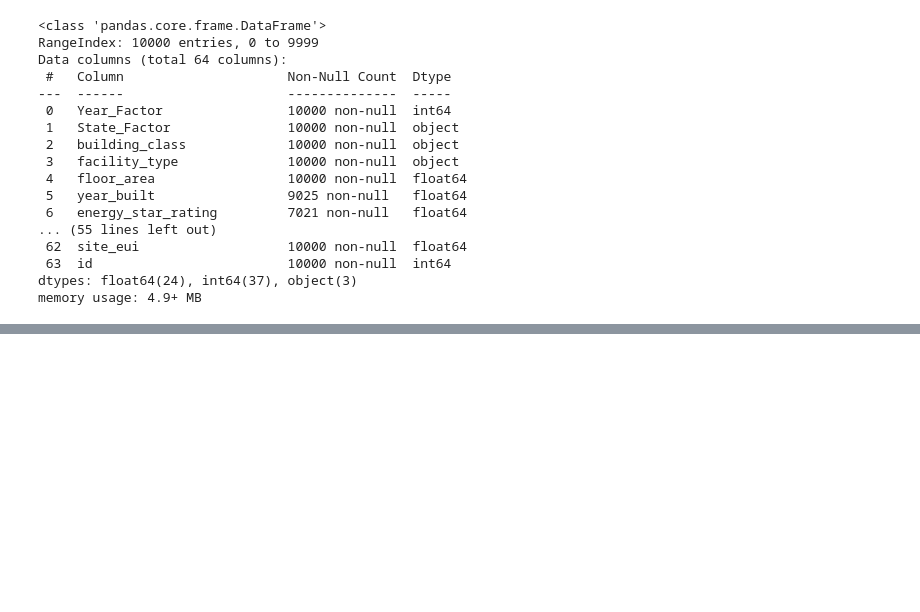
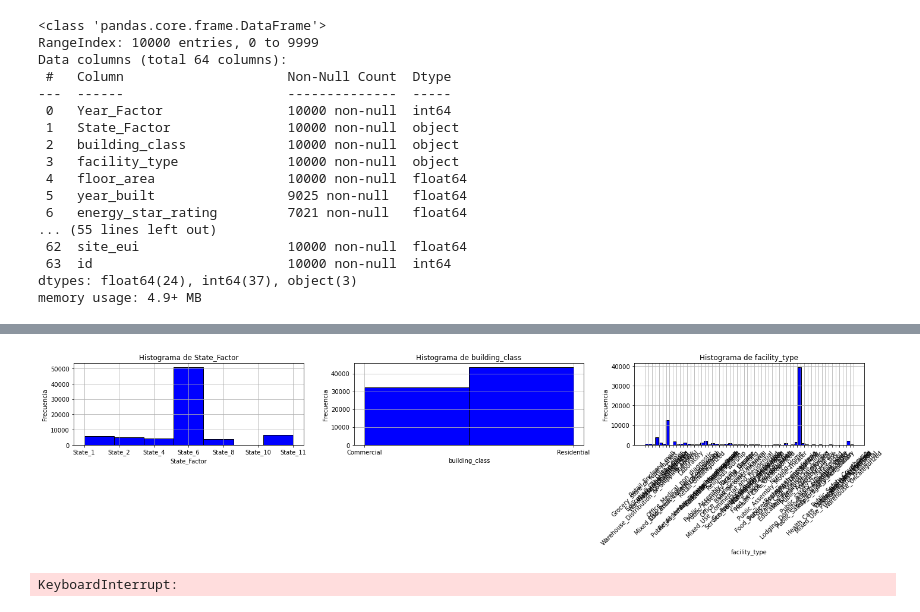
Before and after one commit to lupepena/Mentoria06, a Jupyter notebook: tp1/MentoríaCC_TP1.ipynb, the cells around one changed output, grey strips where cells are left out. Drawn from its saved outputs; the diff is of its cells as text; code cells hidden in the pictures; blank space fills up the shorter version.

```diff
--- a/tp1/MentoríaCC_TP1.ipynb
+++ b/tp1/MentoríaCC_TP1.ipynb
@@ -67,3 +79,15 @@ Data columns (total 64 columns):
  63  id                         10000 non-null  int64
 dtypes: float64(24), int64(37), object(3)
 memory usage: 4.9+ MB
+# %%
+# Llamamos al data set completo desde github
+url = 'https://github.com/lupepena/Cambio-climatico-y-ML/raw/main/data.zip'
+response = requests.get(url)
+zip_file = zipfile.ZipFile(io.BytesIO(response.content))
+
+# Lista los archivos en el zip
+print(zip_file.namelist())
+
+# Lee un archivo CSV dentro del zip sin descomprimir todo el archivo
+with zip_file.open('data.csv') as file:
+   df_completo = pd.read_csv(file)
@@ -79,0 +288,11 @@ Entender qué tipos de features poseen los dataset, qué significan y cómo se r
+# %%
+SampleColumns_obj = ["State_Factor", "building_class", "facility_type"]
+
+SampleColumns_num = ['Year_Factor', 'floor_area', 'year_built', 'energy_star_rating', 'ELEVATION',
+       'january_min_temp', 'january_avg_temp', 'january_max_temp', 'cooling_degree_days',
+       'heating_degree_days', 'precipitation_inches', 'snowfall_inches',
+       'snowdepth_inches', 'avg_temp', 'days_below_30F', 'days_below_20F',
+       'days_below_10F', 'days_below_0F', 'days_above_80F', 'days_above_90F',
+       'days_above_100F', 'days_above_110F', 'direction_max_wind_speed',
+       'direction_peak_wind_speed', 'max_wind_speed', 'days_with_fog',
+       'site_eui', 'id']
@@ -79,0 +314,55 @@ Entender qué tipos de features poseen los dataset, qué significan y cómo se r
+# %%
+#Veamos histogramas de variables categoricas
+fig, axes = plt.subplots(nrows=1, ncols=3, figsize=(20, 5))
+
+for ax, column in zip(axes, SampleColumns_obj):
+    num_bins = df_completo[column].nunique()  # Determinar el número de bins basado en valores únicos
+    #if column == 'columna_3':  # Ajustar el número de bins específicamente para una columna
+        #num_bins = 15  # Aquí especificas el número de bins que quieres para 'columna_3'
+    ax.hist(df_completo[column], bins=num_bins, color='blue', edgecolor='black')
+    ax.set_title(f'Histograma de {column}')
+    ax.set_xlabel(column)
+    ax.set_ylabel('Frecuencia')
+    ax.grid(True)
+
+# Ajustar el layout para evitar superposiciones
+plt.xticks(rotation = 45)
+plt.tight_layout()
+plt.show()
+# %% [output]
+[figure, added]
+# %%
+# Configurar el tamaño de la figura y subplots
+fig, axes = plt.subplots(nrows=28, ncols=2, figsize=(20, 140))
+
+# Aplanar los ejes para iterar fácilmente
+axes = axes.flatten()
+
+# Iterar sobre las columnas y los subplots
+for i, column in enumerate(SampleColumns_num):
+    # Histograma
+    ax_hist = axes[i*2]
+    num_bins = df_completo[column].nunique()
+    ax_hist.hist(df_completo[column], bins=num_bins, color='blue', edgecolor='black')
+    ax_hist.set_title(f'Histograma de {column}')
+    ax_hist.set_xlabel(column)
+    ax_hist.set_ylabel('Frecuencia')
+    ax_hist.grid(True)
+
+    # Boxplot
+    ax_box = axes[i*2 + 1]
+    sns.boxplot(x=df_completo[column], ax=ax_box, color='red')
+    ax_box.set_title(f'Boxplot de {column}')
+    ax_box.set_xlabel(column)
+    ax_box.set_ylabel('Valor')
+    ax_box.grid(True)
+
+# Eliminar cualquier subplot vacío si hay columnas impares
+if len(SampleColumns_num) % 2 != 0:
+    fig.delaxes(axes[-1])
+
+# Ajustar el layout para evitar superposiciones
+plt.tight_layout()
+plt.show()
+# %% [output]
+KeyboardInterrupt:
```
Also changed, not shown: parts of 47 cells of this notebook.
